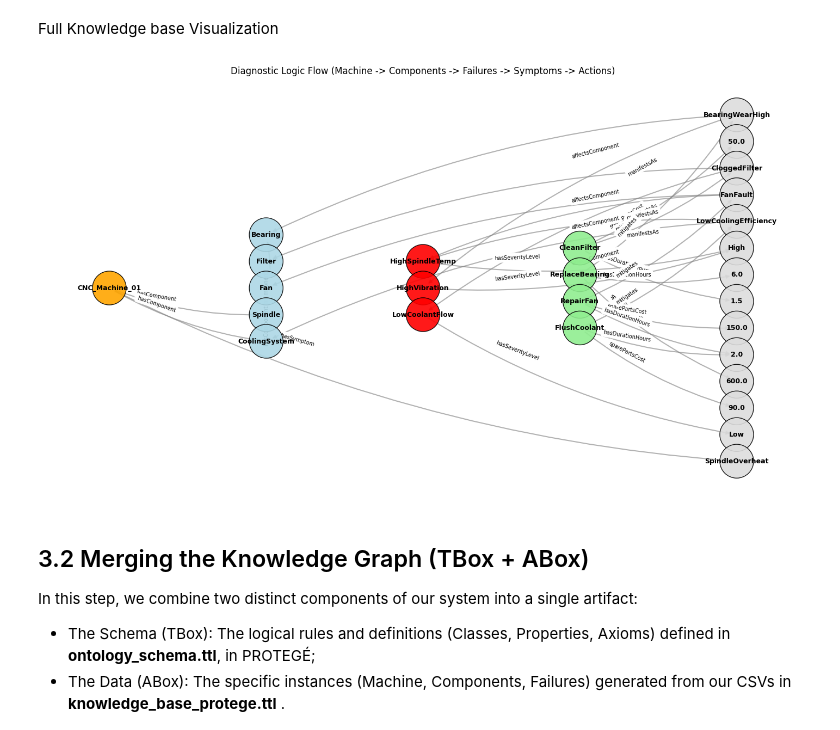
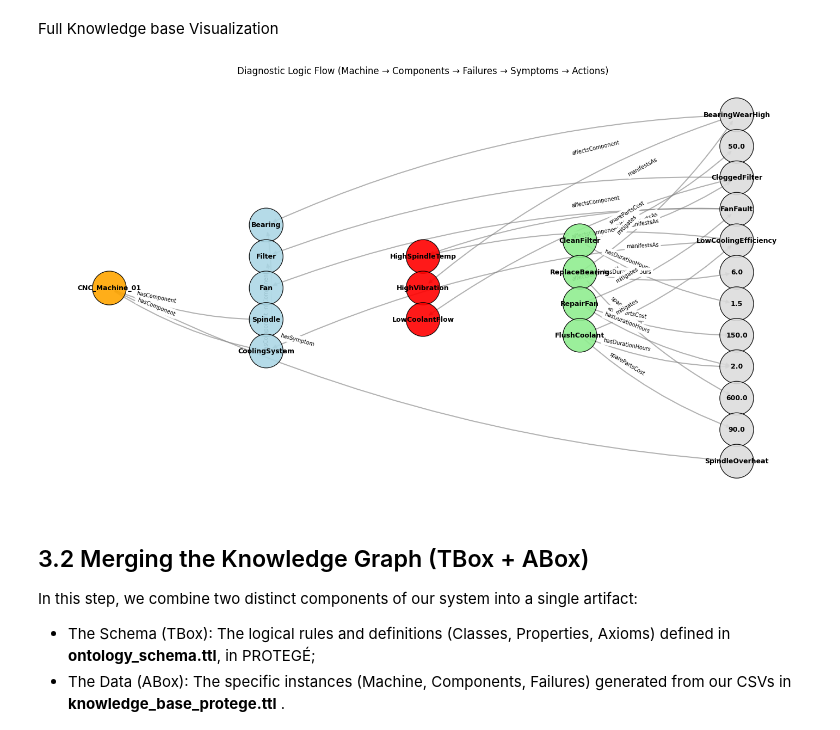
Before and after one commit to gjoliveira/Industrial-Equipment-Failure-Diagnosis, a Jupyter notebook: 4_Knowledge_Graph.ipynb, the cells around one changed output. Saved outputs shown, nothing was run; the diff lists cells and outputs as text; code cells hidden in the pictures.

```diff
--- a/4_Knowledge_Graph.ipynb
+++ b/4_Knowledge_Graph.ipynb
@@ -346,9 +347,6 @@ plt.show()
 # %% [markdown]
 Full Knowledge base Visualization
 # %%
-import networkx as nx
-import matplotlib.pyplot as plt
-from rdflib import Graph, RDF, Namespace
 
 # 1. Load Data
 g = Graph()
@@ -359,7 +357,6 @@ CNC = Namespace("http://example.org/gjoli_diagnostics#")
 G = nx.DiGraph()
 
 # 3. Define Layers for the Layout
-# This ensures Machine is on the left, Actions on the right
 layer_map = {
     "Machine": 0,
     "Component": 1,
@@ -381,48 +378,63 @@ entity_types = {}
 for s, p, o in g.triples((None, RDF.type, None)):
     clean_type = o.split("#")[-1]
     entity_types[s.split("#")[-1]] = clean_type
 
+# --- Collect severity nodes for removal ---
+severity_nodes = set()
 for s, p, o in g:
-    if p == RDF.type: continue
+    if p.split("#")[-1] == "hasSeverityLevel":
+        severity_nodes.add(o.split("#")[-1])
+
+# Build graph
+for s, p, o in g:
+    p_name = p.split("#")[-1]
+
+    # Skip severity edges
+    if p_name == "hasSeverityLevel":
+        continue
+
+    if p == RDF.type:
+        continue
 
     s_name = s.split("#")[-1]
     o_name = o.split("#")[-1]
 
-    # Assign Layer Attribute to nodes based on their type
-    # (Default to 'Other' layer if type not found)
+    # Assign Layer Attribute
     s_type = entity_types.get(s_name, "Other")
     o_type = entity_types.get(o_name, "Other")
 
     G.add_node(s_name, layer=layer_map.get(s_type, 5))
     G.add_node(o_name, layer=layer_map.get(o_type, 5))
 
-    G.add_edge(s_name, o_name, label=p.split("#")[-1])
+    G.add_edge(s_name, o_name, label=p_name)
 
-# 5. Draw with Multipartite (Layered) Layout
+# --- Remove severity nodes from the final graph ---
+for node in severity_nodes:
+    if node in G:
+        G.remove_node(node)
+
+# 5. Draw with Multipartite Layout
 plt.figure(figsize=(18, 10))
-pos = nx.multipartite_layout(G, subset_key="layer") # <--- THE MAGIC FIX
+pos = nx.multipartite_layout(G, subset_key="layer")
 
-# Colors
 colors = [node_colors_map.get(entity_types.get(n, "Other"), "lightgray") for n in G.nodes()]
 
-# Draw
 nx.draw_networkx_nodes(G, pos, node_size=2000, node_color=colors, alpha=0.9, edgecolors="black")
 nx.draw_networkx_labels(G, pos, font_size=9, font_weight="bold")
 
-# Curved edges help reduce visual clutter
-nx.draw_networkx_edges(G, pos, edge_color="gray", arrows=True, width=1.5, alpha=0.6,
-                       connectionstyle="arc3,rad=0.1")
+nx.draw_networkx_edges(
+    G, pos, edge_color="gray", arrows=True, width=1.5, alpha=0.6,
+    connectionstyle="arc3,rad=0.1"
+)
 
-# Simplify Edge Labels (Only show essential ones to reduce mess)
 edge_labels = nx.get_edge_attributes(G, 'label')
-# Optional: Comment out the next line if it's still too messy
 nx.draw_networkx_edge_labels(G, pos, edge_labels=edge_labels, font_size=7, label_pos=0.7)
 
-plt.title("Diagnostic Logic Flow (Machine -> Components -> Failures -> Symptoms -> Actions)")
+plt.title("Diagnostic Logic Flow (Machine → Components → Failures → Symptoms → Actions)")
 plt.axis("off")
 plt.show()
 # %% [output]
-[figure, old version]
+[figure, new version]
 # %% [markdown]
 ## 3.2 Merging the Knowledge Graph (TBox + ABox)
 
```
Also changed, not shown: parts of 2 cells of this notebook.
